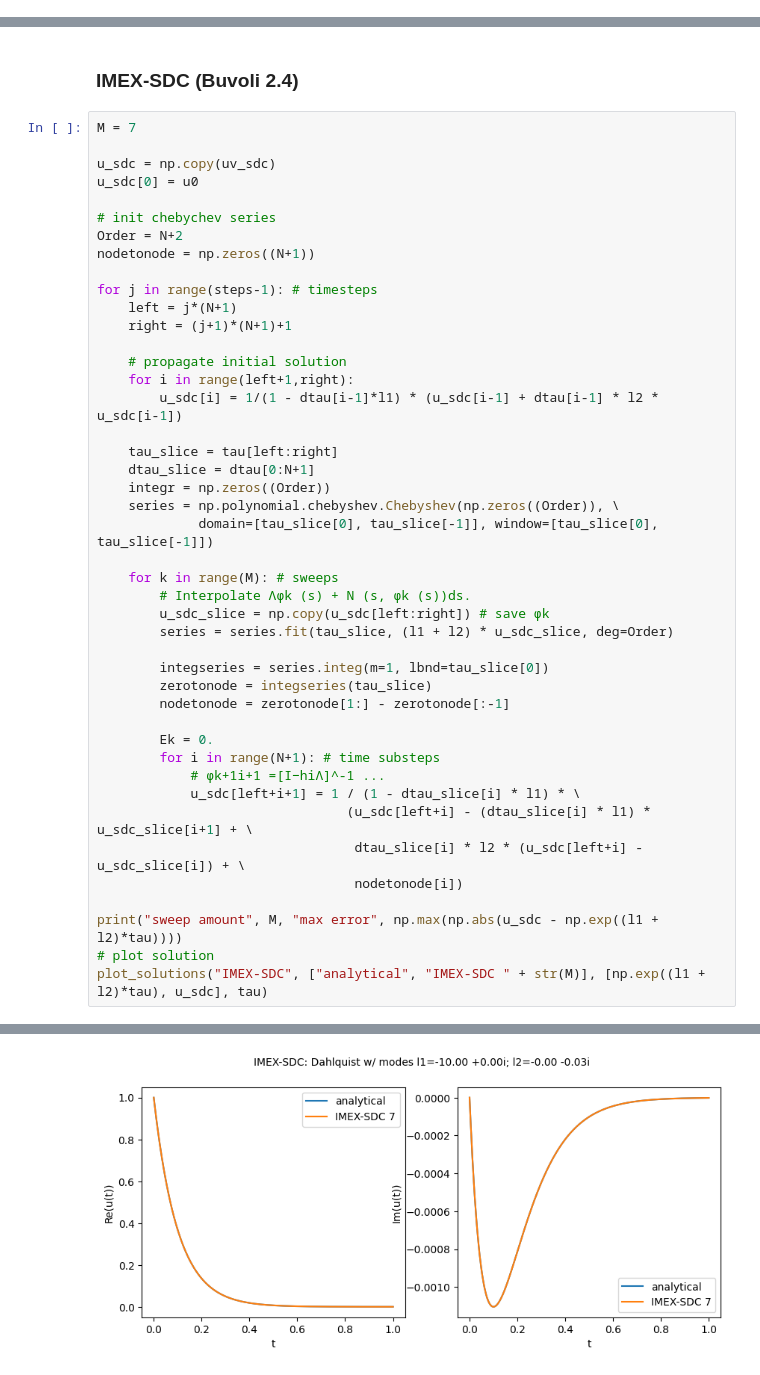
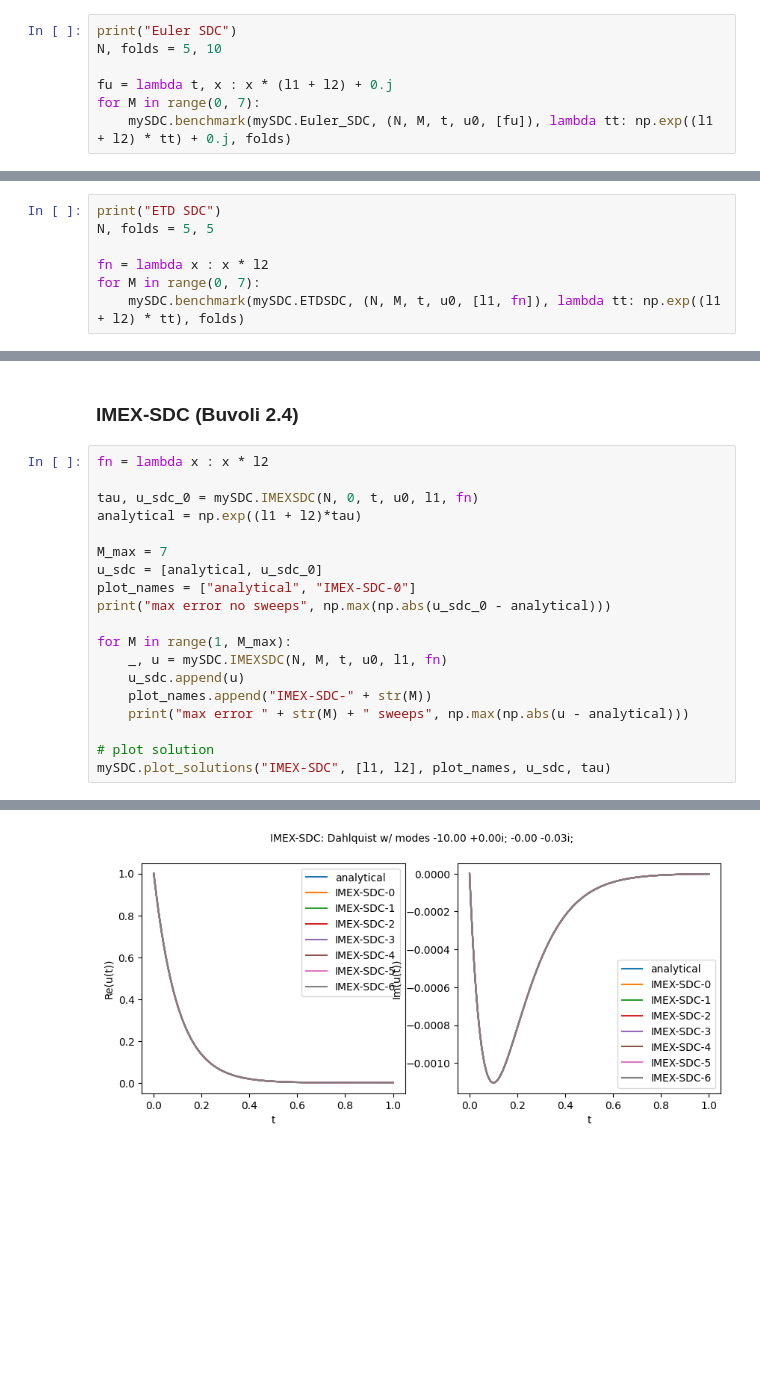
Before and after one commit to BoriskovaLiza/masterarbeit, a Jupyter notebook: Lawson.ipynb, the cells around one changed output, grey strips where cells are left out. Cells and saved outputs as stored; diff of their text form; blank space fills up the shorter version.

```diff
--- a/Lawson.ipynb
+++ b/Lawson.ipynb
@@ -154,0 +171,7 @@ max error Lawson-Euler 1.6554578165218458e-07
+# %%
+print("Euler SDC")
+N, folds = 5, 10
+
+fu = lambda t, x : x * (l1 + l2) + 0.j
+for M in range(0, 7):
+    mySDC.benchmark(mySDC.Euler_SDC, (N, M, t, u0, [fu]), lambda tt: np.exp((l1 + l2) * tt) + 0.j, folds)
@@ -266,0 +203,7 @@ ETD Euler error 1.3443717632367695e-05
+# %%
+print("ETD SDC")
+N, folds = 5, 5
+
+fn = lambda x : x * l2
+for M in range(0, 7):
+    mySDC.benchmark(mySDC.ETDSDC, (N, M, t, u0, [l1, fn]), lambda tt: np.exp((l1 + l2) * tt), folds)
@@ -267,47 +228,22 @@ ETD Euler error 1.3443717632367695e-05
 # %% [markdown]
 ### IMEX-SDC (Buvoli 2.4)
 # %%
-M = 7
+fn = lambda x : x * l2
 
-u_sdc = np.copy(uv_sdc)
-u_sdc[0] = u0
+tau, u_sdc_0 = mySDC.IMEXSDC(N, 0, t, u0, l1, fn)
+analytical = np.exp((l1 + l2)*tau)
 
-# init chebychev series
-Order = N+2
-nodetonode = np.zeros((N+1))
+M_max = 7
+u_sdc = [analytical, u_sdc_0]
+plot_names = ["analytical", "IMEX-SDC-0"]
+print("max error no sweeps", np.max(np.abs(u_sdc_0 - analytical)))
 
-for j in range(steps-1): # timesteps
-    left = j*(N+1)
-    right = (j+1)*(N+1)+1
+for M in range(1, M_max):
+    _, u = mySDC.IMEXSDC(N, M, t, u0, l1, fn)
+    u_sdc.append(u)
+    plot_names.append("IMEX-SDC-" + str(M))
+    print("max error " + str(M) + " sweeps", np.max(np.abs(u - analytical)))
 
-    # propagate initial solution
-    for i in range(left+1,right):
-        u_sdc[i] = 1/(1 - dtau[i-1]*l1) * (u_sdc[i-1] + dtau[i-1] * l2 * u_sdc[i-1])
-
-    tau_slice = tau[left:right]
-    dtau_slice = dtau[0:N+1]
-    integr = np.zeros((Order))
-    series = np.polynomial.chebyshev.Chebyshev(np.zeros((Order)), \
-             domain=[tau_slice[0], tau_slice[-1]], window=[tau_slice[0], tau_slice[-1]])
-
-    for k in range(M): # sweeps
-        # Interpolate Λφk (s) + N (s, φk (s))ds.
-        u_sdc_slice = np.copy(u_sdc[left:right]) # save φk
-        series = series.fit(tau_slice, (l1 + l2) * u_sdc_slice, deg=Order)
-
-        integseries = series.integ(m=1, lbnd=tau_slice[0])
-        zerotonode = integseries(tau_slice)
-        nodetonode = zerotonode[1:] - zerotonode[:-1]
-
-        Ek = 0.
-        for i in range(N+1): # time substeps
-            # φk+1i+1 =[I−hiΛ]^-1 ...
-            u_sdc[left+i+1] = 1 / (1 - dtau_slice[i] * l1) * \
-                                (u_sdc[left+i] - (dtau_slice[i] * l1) * u_sdc_slice[i+1] + \
-                                 dtau_slice[i] * l2 * (u_sdc[left+i] - u_sdc_slice[i]) + \
-                                 nodetonode[i])
-
-print("sweep amount", M, "max error", np.max(np.abs(u_sdc - np.exp((l1 + l2)*tau))))
 # plot solution
-plot_solutions("IMEX-SDC", ["analytical", "IMEX-SDC " + str(M)], [np.exp((l1 + l2)*tau), u_sdc], tau)
+mySDC.plot_solutions("IMEX-SDC", [l1, l2], plot_names, u_sdc, tau)
 # %% [output]
@@ -315 +257 @@ sweep amount 7 max error 6.511476523676472e-08
-[figure, old version]
+[figure, new version]
```
Also changed, not shown: parts of 15 cells of this notebook, 1 other file.
